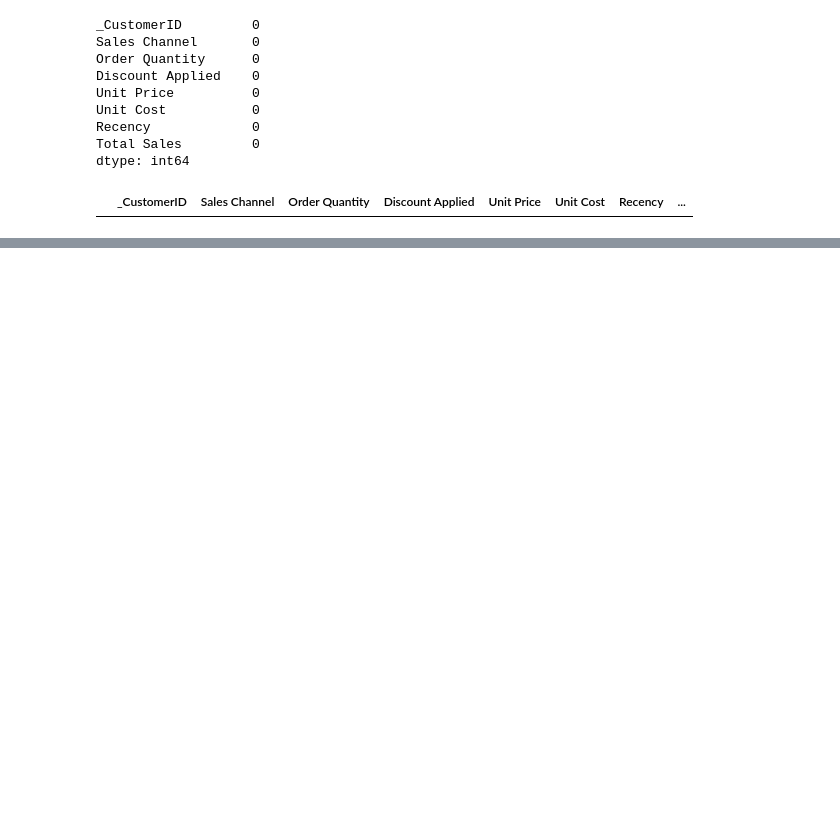
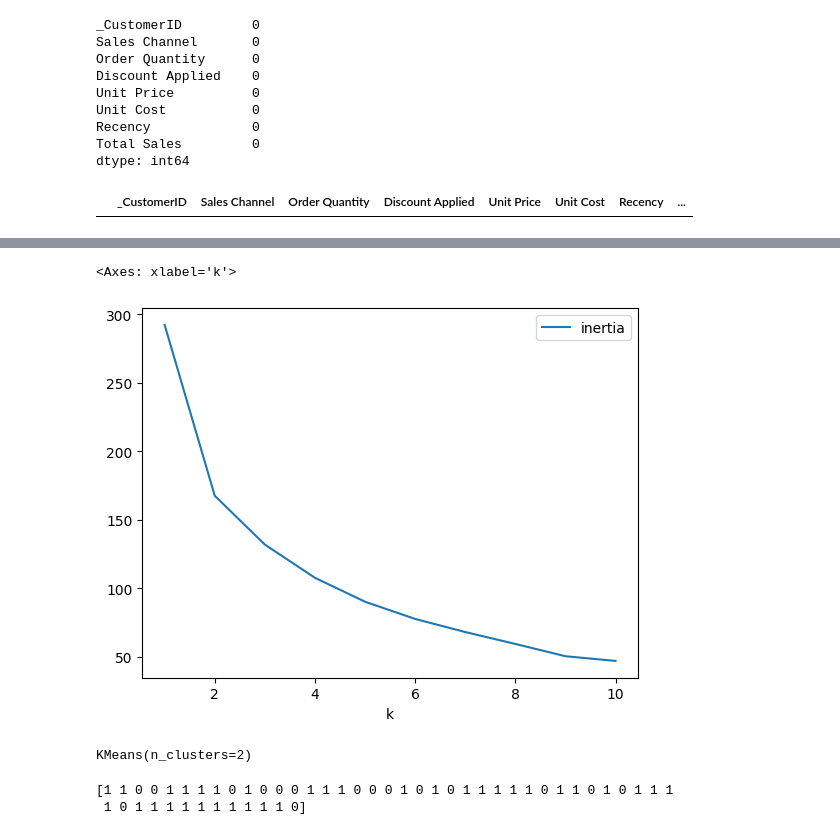
Before and after one commit to RimpleDabas/Customer-Segmentation, a Jupyter notebook: Clustering.ipynb, the cells around one changed output, grey strips where cells are left out. Cells and saved outputs as stored; diff of their text form; code cells hidden in the pictures; blank space fills up the shorter version.

```diff
--- a/Clustering.ipynb
+++ b/Clustering.ipynb
@@ -123,0 +375,13 @@ duplicate_rows
+# %%
+# Create a new DataFrame with the PCA data.
+df_pca = pd.DataFrame(pca_data, columns=["PC1", "PC2","PC3"])
+
+# Copy the crypto names from the original data
+df_pca["_CustomerID"] = df.index
+
+# Set the coinid column as index
+
+df_pca = df_pca.set_index("_CustomerID")
+
+# Display sample data
+df_pca.head()
@@ -123,0 +396,24 @@ duplicate_rows
+# %%
+# Create a list with the number of k-values from 1 to 11
+kp = list(range(1, 11))
+# %%
+# Create an empty list to store the inertia values
+inertiap = []
+# Create a for loop to compute the inertia with each possible value of k
+# Inside the loop:
+# 1. Create a KMeans model using the loop counter for the n_clusters
+# 2. Fit the model to the data using `df_market_data_pca`
+# 3. Append the model.inertia_ to the inertia list
+for i in k:
+    k_model = KMeans(n_clusters=i, random_state=0)
+    k_model.fit(df_pca)
+    inertiap.append(k_model.inertia_)
+# %%
+# Create a dictionary with the data to plot the Elbow curve
+
+# Create a DataFrame with the data to plot the Elbow curve
+elbow_datap = {"k": kp, "inertia": inertiap}
+
+# Create a DataFrame with the data to plot the Elbow curve
+df_elbow_pca= pd.DataFrame(elbow_datap)
+df_elbow_pca.head()
@@ -123,0 +427,7 @@ duplicate_rows
+# %%
+# Plot a line chart with all the inertia values computed with
+# the different values of k to visually identify the optimal value for k.
+df_elbow_pca.plot("k", "inertia")
+# %% [output]
+<Axes: xlabel='k'>
+[figure, added]
@@ -123,0 +437,13 @@ duplicate_rows
+# %%
+# Fit the K-Means model using the PCA data
+model_pca.fit(df_pca)
+# %% [output]
+KMeans(n_clusters=2)
+# %%
+# Predict the clusters to group the cryptocurrencies using the PCA data
+clusters = model_pca.predict(df_pca)
+# Print the resulting array of cluster values.
+print(clusters)
+# %% [output]
+[1 1 0 0 1 1 1 1 0 1 0 0 0 1 1 1 0 0 0 1 0 1 0 1 1 1 1 1 0 1 1 0 1 0 1 1 1
+ 1 0 1 1 1 1 1 1 1 1 1 1 0]
```
Also changed, not shown: parts of 37 cells of this notebook.
